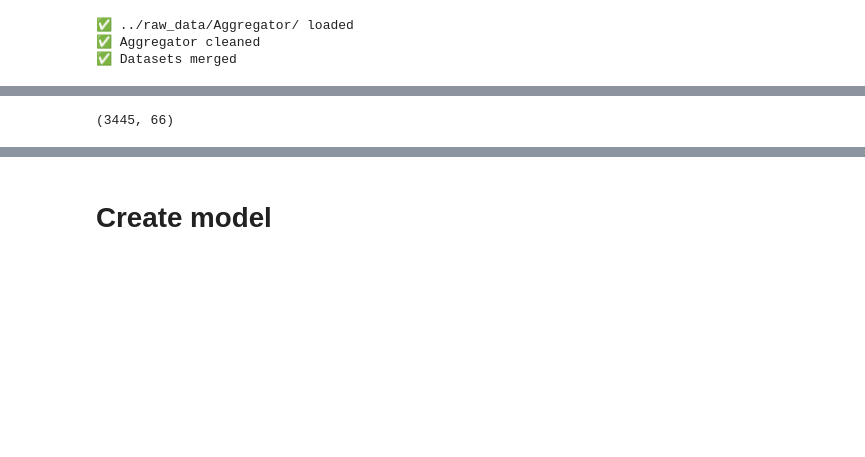
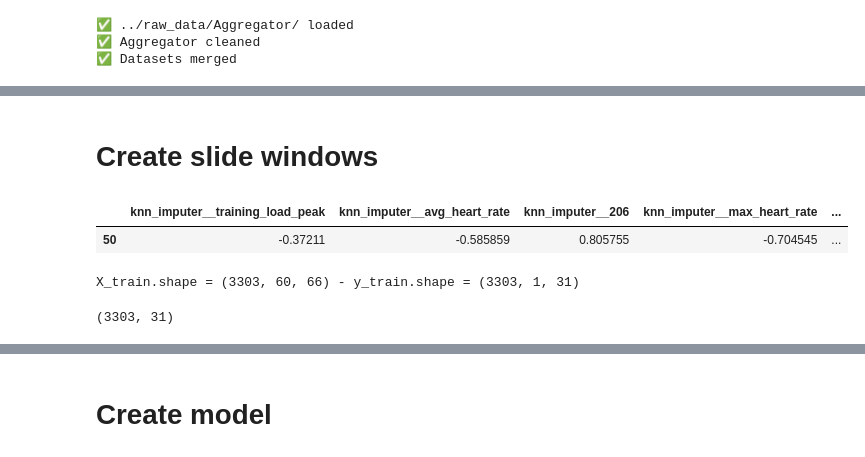
Before and after one commit to nicblanc/overcome-tomorrow, a Jupyter notebook: notebooks/create_test_model.ipynb, the cells around one changed output, grey strips where cells are left out. Saved outputs shown, nothing was run; the diff lists cells and outputs as text; code cells hidden in the pictures; blank space fills up the shorter version.

```diff
--- a/notebooks/create_test_model.ipynb
+++ b/notebooks/create_test_model.ipynb
@@ -81,0 +109,3 @@ X_preprocessed = preproc_garmin_data(X)
+# %%
+preproc_garmin_data = create_preproc_garmin_data(garmin_data)
+preproc_activity = create_preproc_activity(activities)
@@ -81,0 +155,3 @@ X_preprocessed = preproc_garmin_data(X)
+# %%
+preproc_garmin_data.fit(garmin_data)
+preproc_activity.fit(activities)
@@ -81,0 +176,29 @@ X_preprocessed = preproc_garmin_data(X)
+# %% [markdown]
+# Create slide windows
+# %%
+preproc_activity.transform(activities.iloc[[50]])
+# %% [output]
+|  | knn_imputer__training_load_peak | knn_imputer__avg_heart_rate | knn_imputer__206 | knn_imputer__max_heart_rate | ... |
+| 50 | -0.37211 | -0.585859 | 0.805755 | -0.704545 | ... |
+# %%
+days = 30
+avg_activities_per_day = 2
+steps = days * avg_activities_per_day # sliding window size
+# Prepare the training data
+X_train = []
+y_train = []
+
+for i in tqdm(range(steps, activities.shape[0])):
+# for i in range(steps, steps + 5):
+    activity = activities.iloc[[i]]
+    activity_time = activity["start_time"][i].strftime('%Y-%m-%d %H:%M:%S')
+    window_df = garmin_data[garmin_data["beginTimestamp"] < activity_time].iloc[i - steps:i]
+    X_train.append(preproc_garmin_data.transform(window_df))
+    # TODO y_train.append(preproc_activity.transform(activity)[0])
+    y_train.append(preproc_activity.transform(activity))
+
+X_train, y_train = np.array(X_train), np.array(y_train)
+
+print(f"{X_train.shape = } - {y_train.shape = }")
+# %% [output]
+X_train.shape = (3303, 60, 66) - y_train.shape = (3303, 1, 31)
@@ -82,4 +207,4 @@ X_preprocessed = preproc_garmin_data(X)
 # %%
-X_preprocessed.shape
+y_train.shape
 # %% [output]
-(3445, 66)
+(3303, 31)
```
Also changed, not shown: parts of 51 cells of this notebook, 4 other files.
